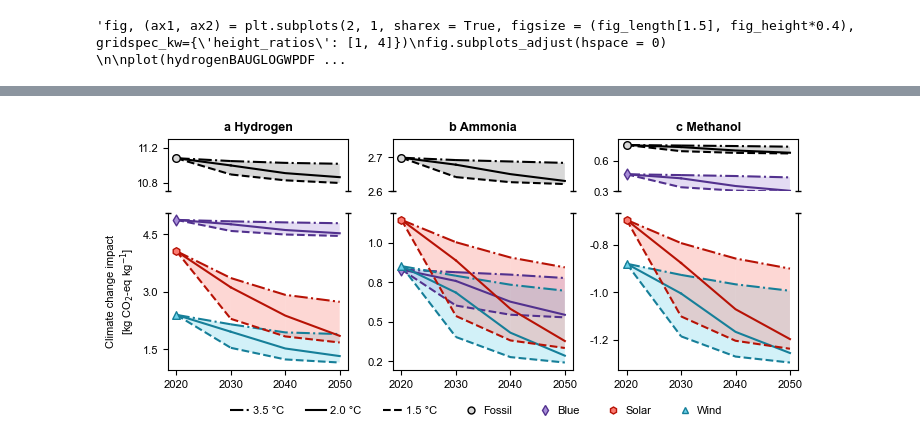
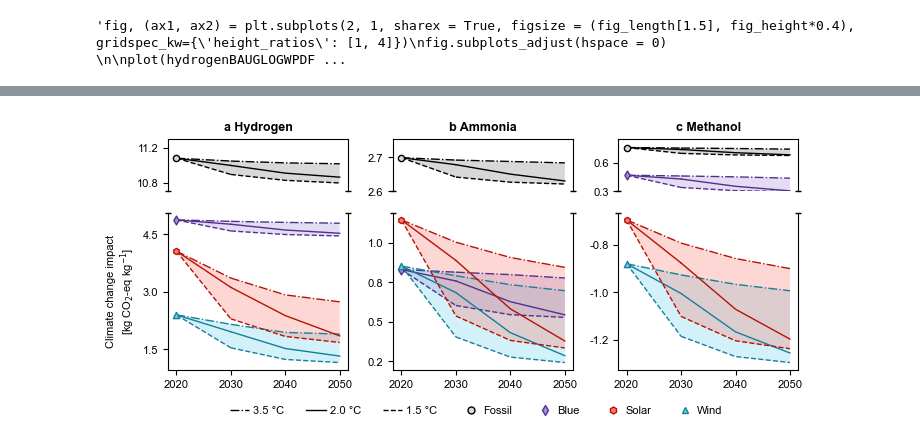
Before and after one commit to abhix2704/Prospective-LCA, a Jupyter notebook: Code/GWPPlots.ipynb, the cells around one changed output, grey strips where cells are left out. Cells and saved outputs as stored; diff of their text form; code cells hidden in the pictures.

```diff
--- a/Code/GWPPlots.ipynb
+++ b/Code/GWPPlots.ipynb
@@ -152,7 +152,7 @@ def plot(df, marker, facecolor, edgecolor, polycolor, ax, markerSize):
         SSP = dfPathway.iloc[0]['SSP']
         if SSP == 'SSP2' and IAM == 'image':
             color = edgecolor
-            linewidth = 1.5
+            linewidth = 1.0
         else:
             color = edgecolor
             linewidth = 0.5
@@ -166,9 +166,9 @@ def plot(df, marker, facecolor, edgecolor, polycolor, ax, markerSize):
         #            facecolor = 'white', edgecolor = color, marker = marker, s  = 15, zorder = 2)
 
     if markerSize == 0:
-        ax.scatter(years[0], min(df[df['Year'] == years[0]]['GWP']), facecolor = facecolor, edgecolor = edgecolor, marker = marker, s = 30, zorder = 2)
+        ax.scatter(years[0], min(df[df['Year'] == years[0]]['GWP']), facecolor = facecolor, edgecolor = edgecolor, marker = marker, s = 20, zorder = 2)
     else:
-        ax.scatter(years[0], min(df[df['Year'] == years[0]]['GWP']), facecolor = facecolor, edgecolor = edgecolor, marker = marker, s = 30, zorder = 2)
+        ax.scatter(years[0], min(df[df['Year'] == years[0]]['GWP']), facecolor = facecolor, edgecolor = edgecolor, marker = marker, s = 20, zorder = 2)
 
     for x in range(0, len(years) - 1):
         dfTemp = df[df['SSP'] == 'SSP2']
@@ -516,7 +516,7 @@ ax3.set_title('b Ammonia', fontweight = 'bold', fontsize = fontsize_title)
 
 plot(methanolBAUGLOGWPDF, 'o', '#d8d8d8', 'black', '#808080', ax5, 30)
 plot(methanolBlueGLOGWPDF, 'd', '#A78DD8', '#52318E', '#A78DD8', ax5, 0)
-ax5.set_ylim([0.3, 0.82])
+ax5.set_ylim([0.3, 0.85])
 
 plot(methanolWindGLOGWPDF, '^', '#6DD2EA', '#167F99', '#6DD2EA', ax6, 0)
 plot(methanolSolarGLOGWPDF, 'h', '#FB7B71', '#B71205', '#FB7B71', ax6, 0)
@@ -540,35 +540,35 @@ ax6.yaxis.set_major_locator(MaxNLocator(4))
 ax5.set_title('c Methanol', fontweight = 'bold', fontsize = fontsize_title)
 
 legend_elements =   [Line2D([0], [0], color = "#000000", linestyle = "-.",
-                                             label = '3.5 °C', linewidth = 1.5),
+                                             label = '3.5 °C', linewidth = 1),
                     Line2D([0], [0], color = "#000000", linestyle = "-",
-                                             label = '2.0 °C', linewidth = 1.5),
+                                             label = '2.0 °C', linewidth = 1),
                     Line2D([0], [0], color = "#000000", linestyle = "--",
-                                             label = '1.5 °C', linewidth = 1.5),
+                                             label = '1.5 °C', linewidth = 1),
                     Line2D([0], [0], marker = 'o', color = "none",
                                              markerfacecolor ='#d8d8d8', markeredgecolor = "#000000",
                                              label = 'Fossil', markersize = 5),
                     Line2D([0], [0], marker = 'd', color = "none",
                                              markerfacecolor ='#A78DD8', markeredgecolor = "#52318E",
                                              label = 'Blue', markersize = 5),
                     Line2D([0], [0], marker = 'h', color = "none",
                                              markerfacecolor ='#FB7B71', markeredgecolor = "#B71205",
                                              label = 'Solar', markersize = 5),
                     Line2D([0], [0], marker = '^', color = "none",
                                              markerfacecolor ='#6DD2EA', markeredgecolor = "#167F99",
                                              label = 'Wind', markersize = 5),]
 
 legend = fig.legend(handles = legend_elements, frameon = False, loc = "upper center", ncol = 7,
            prop={"size":8}, bbox_to_anchor=(0.53, 0.02), handletextpad = 0.1)
 
 for i in range(len(legend.legend_handles)):
     if i < 3:
         handle = legend.legend_handles[i]
         handle.set_xdata([0, 4, 14])
 
 plotPathPNG = os.path.join('..', 'Plots', 'Phase 2', 'GWP', 'All image SSP2 GLO.png')
 plotPathSVG = os.path.join('..', 'Plots', 'Phase 2', 'GWP', 'All image SSP2 GLO.svg')
 plt.savefig(plotPathPNG, dpi = 600, format = 'png', bbox_inches = 'tight', facecolor = 'w')
 plt.savefig(plotPathSVG, dpi = 600, format = 'svg', bbox_inches = 'tight', facecolor = 'w')
 # %% [output]
-[figure, old version]
+[figure, new version]
```
Also changed, not shown: parts of 4 cells of this notebook, 15 other files.
